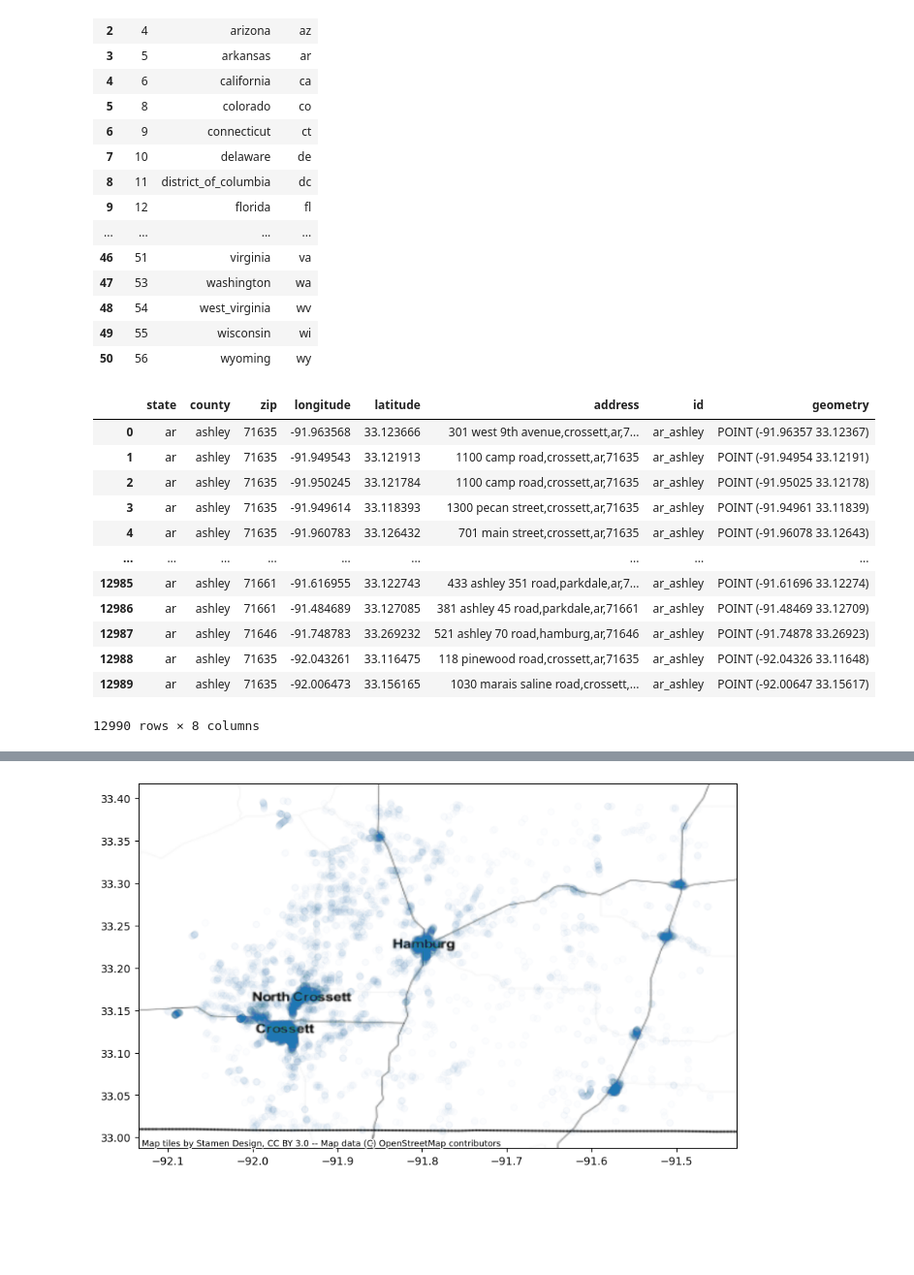
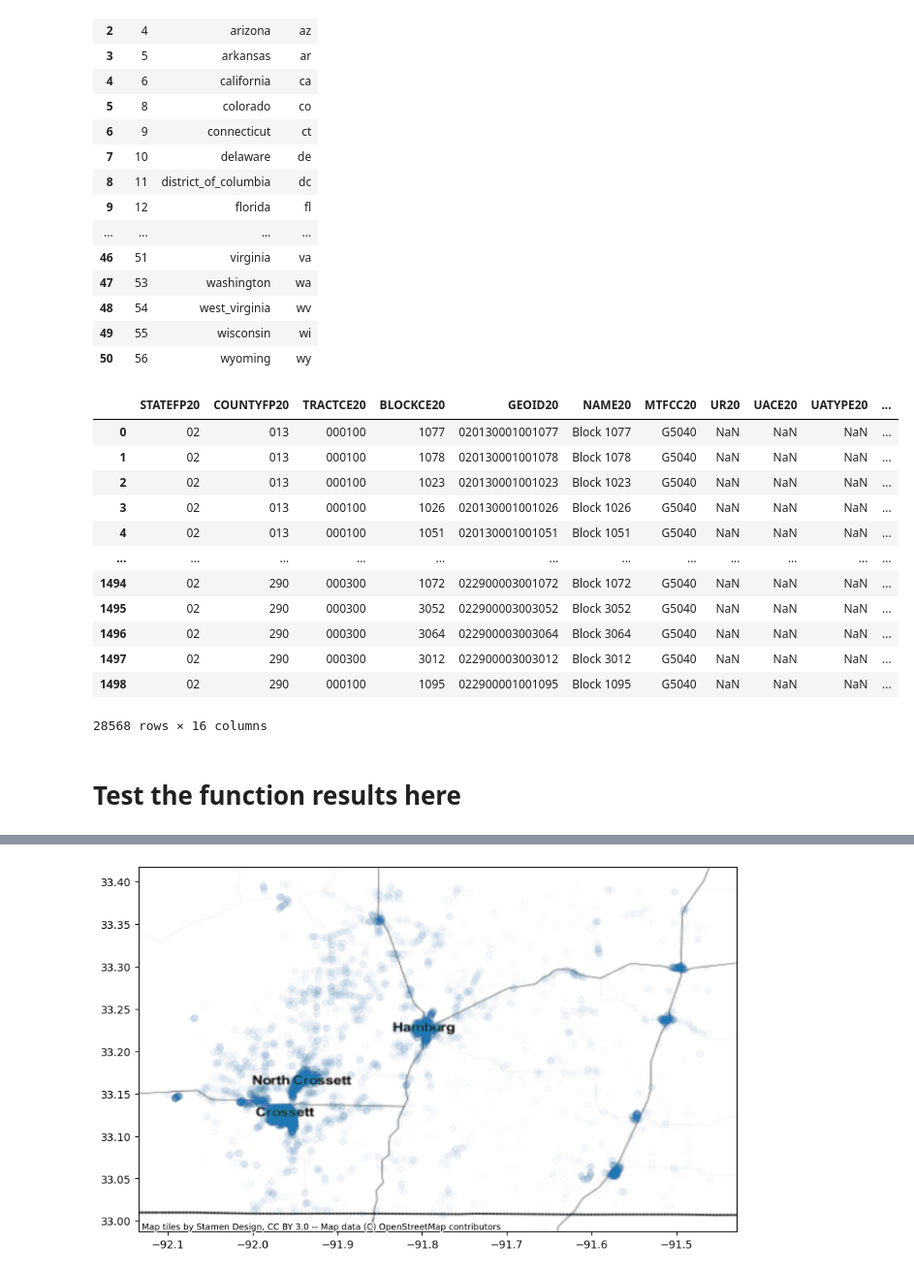
Before and after one commit to uva-bi-sdad/national_address_database, a Jupyter notebook: code/2023-06-19 spatial join address to shape files check.ipynb, the cells around one changed output, grey strips where cells are left out. Shown: that part at 97% size. Cells and saved outputs as stored; diff of their text form; code cells hidden in the pictures; blank space fills up the shorter version.

```diff
--- a/code/2023-06-19 spatial join address to shape files check.ipynb
+++ b/code/2023-06-19 spatial join address to shape files check.ipynb
@@ -126,20 +74,31 @@ def main(
-# %%
-cgdf = gpd.GeoDataFrame(
-    lat_lon_df,
-    geometry=gpd.points_from_xy(lat_lon_df.longitude, lat_lon_df.latitude),
-)
-cgdf
-# %% [output]
-|  | state | county | zip | longitude | latitude | address | id | geometry |
-| 0 | ar | ashley | 71635 | -91.963568 | 33.123666 | 301 west 9th avenue,crossett,ar,7... | ar_ashley | POINT (-91.96357 33.12367) |
-| 1 | ar | ashley | 71635 | -91.949543 | 33.121913 | 1100 camp road,crossett,ar,71635 | ar_ashley | POINT (-91.94954 33.12191) |
-| 2 | ar | ashley | 71635 | -91.950245 | 33.121784 | 1100 camp road,crossett,ar,71635 | ar_ashley | POINT (-91.95025 33.12178) |
-| 3 | ar | ashley | 71635 | -91.949614 | 33.118393 | 1300 pecan street,crossett,ar,71635 | ar_ashley | POINT (-91.94961 33.11839) |
-| 4 | ar | ashley | 71635 | -91.960783 | 33.126432 | 701 main street,crossett,ar,71635 | ar_ashley | POINT (-91.96078 33.12643) |
-| ... | ... | ... | ... | ... | ... | ... | ... | ... |
-| 12985 | ar | ashley | 71661 | -91.616955 | 33.122743 | 433 ashley 351 road,parkdale,ar,7... | ar_ashley | POINT (-91.61696 33.12274) |
-| 12986 | ar | ashley | 71661 | -91.484689 | 33.127085 | 381 ashley 45 road,parkdale,ar,71661 | ar_ashley | POINT (-91.48469 33.12709) |
-| 12987 | ar | ashley | 71646 | -91.748783 | 33.269232 | 521 ashley 70 road,hamburg,ar,71646 | ar_ashley | POINT (-91.74878 33.26923) |
-| 12988 | ar | ashley | 71635 | -92.043261 | 33.116475 | 118 pinewood road,crossett,ar,71635 | ar_ashley | POINT (-92.04326 33.11648) |
-| 12989 | ar | ashley | 71635 | -92.006473 | 33.156165 | 1030 marais saline road,crossett,... | ar_ashley | POINT (-92.00647 33.15617) |
-12990 rows × 8 columns
+# %%
+def generate_state_df(state_fip, progress=False):
+    prefix = 'https://www2.census.gov/geo/tiger/TIGER2020PL/LAYER/TABBLOCK/2020/'
+    state_shape_files = [v for v in shape_zips if v.split('_')[2][:2]==state_fip]
+    dfs = []
+
+    if progress:
+        state_shape_files= tqdm(state_shape_files)
+
+    for file in state_shape_files:
+        dfs.append(gpd.read_file(prefix+file))
+
+    df = pd.concat(dfs)
+    return df
+# %%
+ar = generate_state_df('02', True)
+ar
+# %% [output]
+|  | STATEFP20 | COUNTYFP20 | TRACTCE20 | BLOCKCE20 | GEOID20 | NAME20 | MTFCC20 | UR20 | UACE20 | UATYPE20 | ... |
+| 0 | 02 | 013 | 000100 | 1077 | 020130001001077 | Block 1077 | G5040 | NaN | NaN | NaN | ... |
+| 1 | 02 | 013 | 000100 | 1078 | 020130001001078 | Block 1078 | G5040 | NaN | NaN | NaN | ... |
+| 2 | 02 | 013 | 000100 | 1023 | 020130001001023 | Block 1023 | G5040 | NaN | NaN | NaN | ... |
+| 3 | 02 | 013 | 000100 | 1026 | 020130001001026 | Block 1026 | G5040 | NaN | NaN | NaN | ... |
+| 4 | 02 | 013 | 000100 | 1051 | 020130001001051 | Block 1051 | G5040 | NaN | NaN | NaN | ... |
+| ... | ... | ... | ... | ... | ... | ... | ... | ... | ... | ... | ... |
+| 1494 | 02 | 290 | 000300 | 1072 | 022900003001072 | Block 1072 | G5040 | NaN | NaN | NaN | ... |
+| 1495 | 02 | 290 | 000300 | 3052 | 022900003003052 | Block 3052 | G5040 | NaN | NaN | NaN | ... |
+| 1496 | 02 | 290 | 000300 | 3064 | 022900003003064 | Block 3064 | G5040 | NaN | NaN | NaN | ... |
+| 1497 | 02 | 290 | 000300 | 3012 | 022900003003012 | Block 3012 | G5040 | NaN | NaN | NaN | ... |
+| 1498 | 02 | 290 | 000100 | 1095 | 022900001001095 | Block 1095 | G5040 | NaN | NaN | NaN | ... |
+28568 rows × 16 columns
@@ -145,0 +116,2 @@ cgdf
+# %% [markdown]
+# Test the function results here
```
Also changed, not shown: parts of 17 cells of this notebook.
